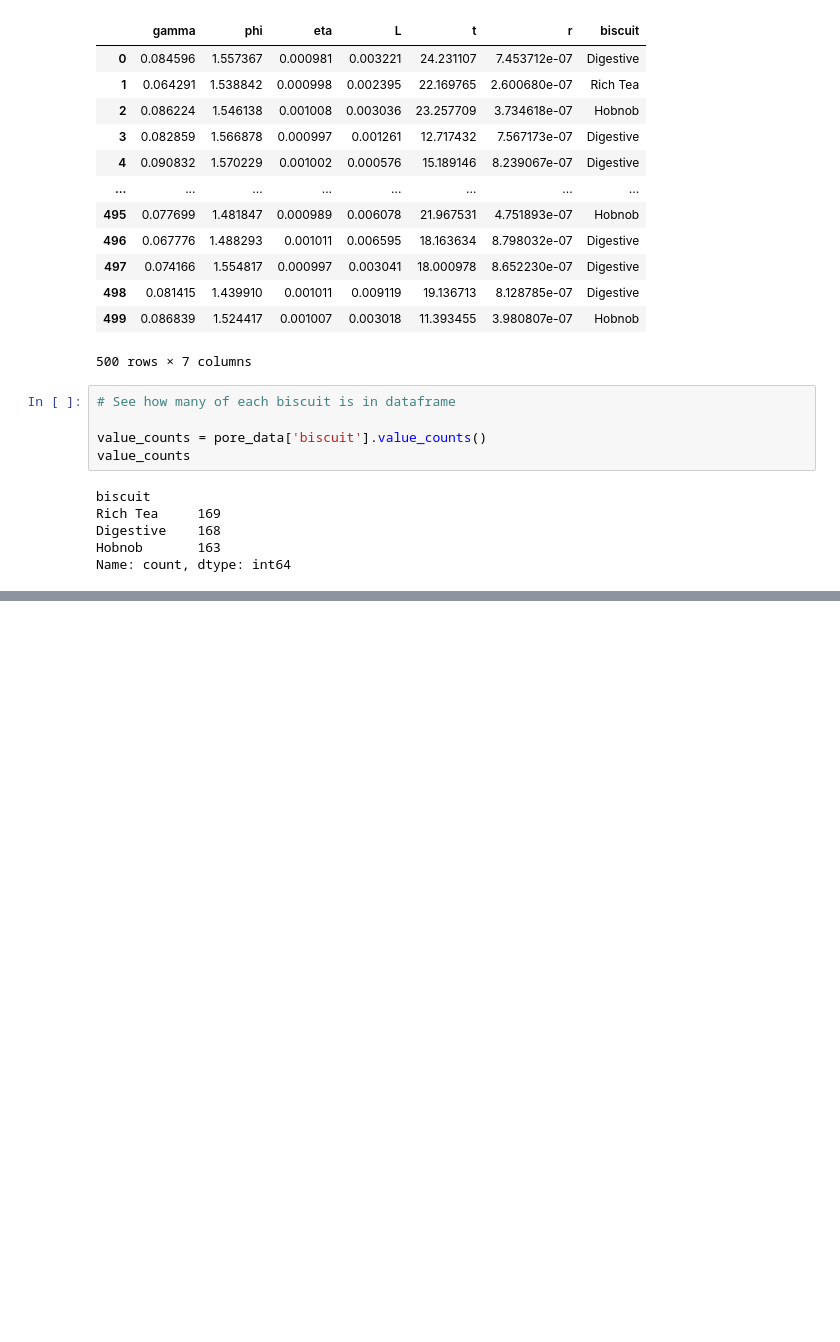
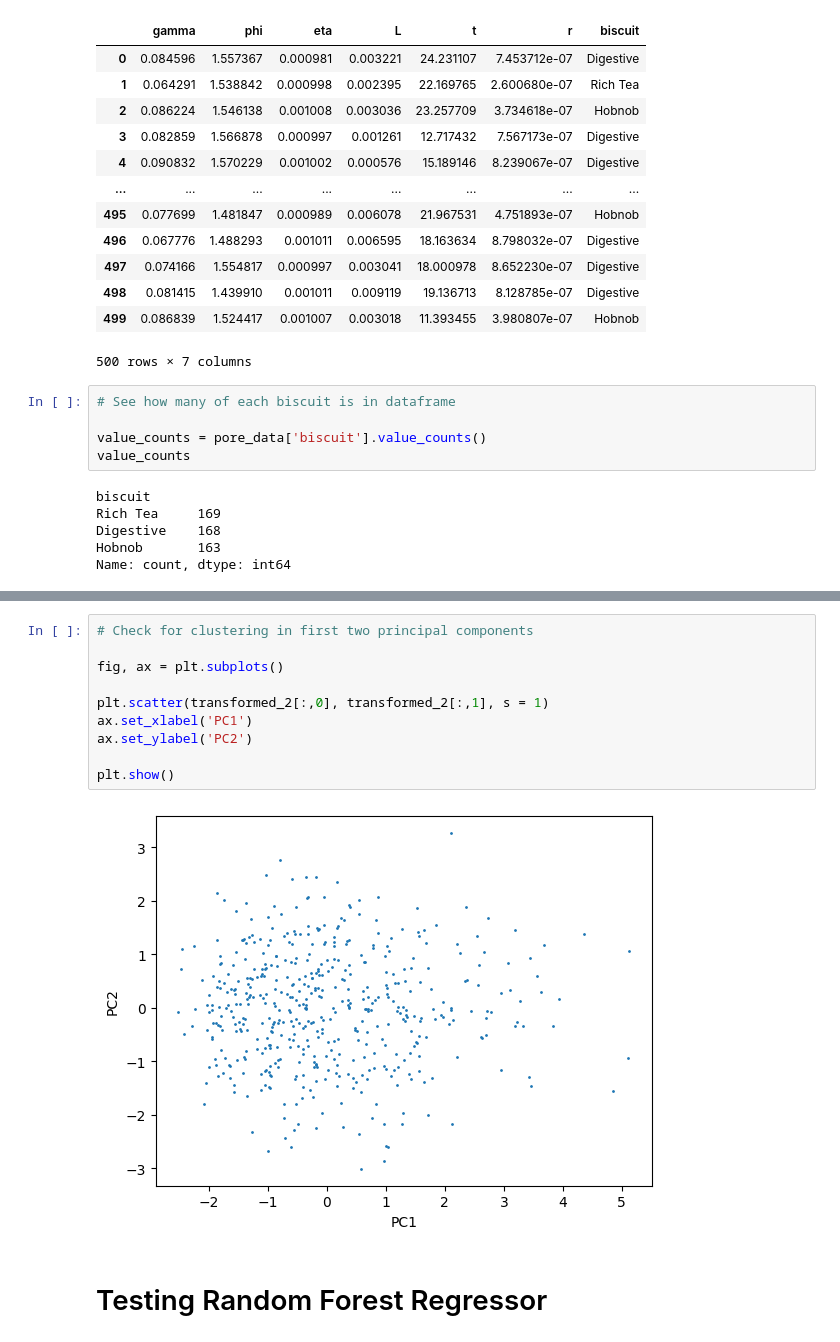
Before and after one commit to maximillian-dolan/ML_dunking, a Jupyter notebook: pore_analysis.ipynb, the cells around one changed output, grey strips where cells are left out. Drawn from its saved outputs; the diff is of its cells as text; blank space fills up the shorter version.

```diff
--- a/pore_analysis.ipynb
+++ b/pore_analysis.ipynb
@@ -81,0 +151,14 @@ plt.show()
+# %%
+# Check for clustering in first two principal components
+
+fig, ax = plt.subplots()
+
+plt.scatter(transformed_2[:,0], transformed_2[:,1], s = 1)
+ax.set_xlabel('PC1')
+ax.set_ylabel('PC2')
+
+plt.show()
+# %% [output]
+[figure, added]
+# %% [markdown]
+# Testing Random Forest Regressor
```
Also changed, not shown: parts of 16 cells of this notebook, 1 other file.
